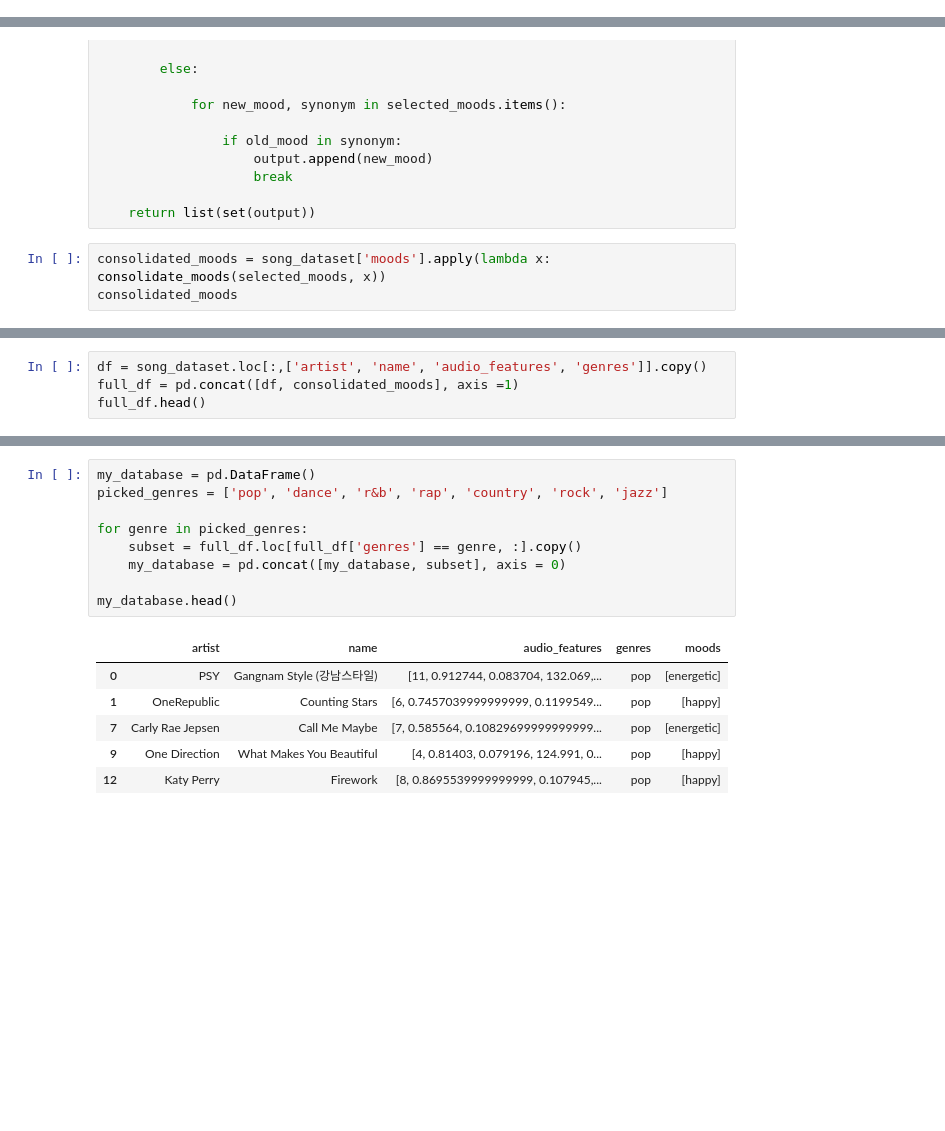
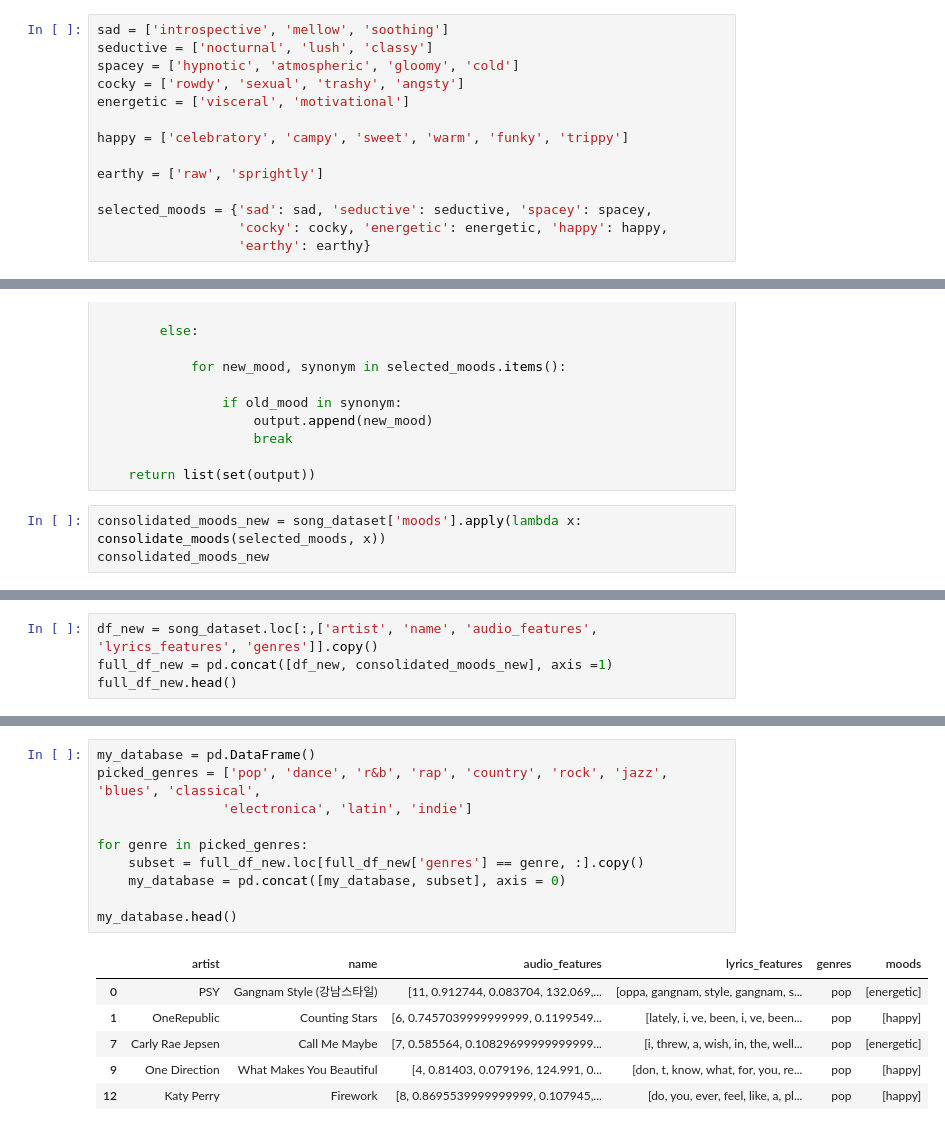
Before and after one commit to singuyenmai/Machine-Learning-CoderSchool, a Jupyter notebook: Music.Recommendation.System/Prepare_Dataset.ipynb, the cells around one changed output, grey strips where cells are left out. Drawn from its saved outputs; the diff is of its cells as text; blank space fills up the shorter version.

```diff
--- a/Music.Recommendation.System/Prepare_Dataset.ipynb
+++ b/Music.Recommendation.System/Prepare_Dataset.ipynb
@@ -123,3 +113,17 @@ selected_moods = {'happy': happy, 'energetic': energetic, 'sad': sad,
+# %%
+sad = ['introspective', 'mellow', 'soothing']
+seductive = ['nocturnal', 'lush', 'classy']
+spacey = ['hypnotic', 'atmospheric', 'gloomy', 'cold']
+cocky = ['rowdy', 'sexual', 'trashy', 'angsty']
+energetic = ['visceral', 'motivational']
+
+happy = ['celebratory', 'campy', 'sweet', 'warm', 'funky', 'trippy']
+
+earthy = ['raw', 'sprightly']
+
+selected_moods = {'sad': sad, 'seductive': seductive, 'spacey': spacey,
+                  'cocky': cocky, 'energetic': energetic, 'happy': happy,
+                  'earthy': earthy}
 # %%
 'happy' in selected_moods.keys()
 # %% [output]
@@ -143,6 +147,6 @@ def consolidate_moods (selected_moods, raw):
 
     return list(set(output))
 # %%
-consolidated_moods = song_dataset['moods'].apply(lambda x: consolidate_moods(selected_moods, x))
-consolidated_moods
+consolidated_moods_new = song_dataset['moods'].apply(lambda x: consolidate_moods(selected_moods, x))
+consolidated_moods_new
 # %% [output]
@@ -195,5 +184,5 @@ pickle.dump(audio_lyrics_moods, open('audio_lyrics_moods.pickle', 'wb'))
 # %%
-df = song_dataset.loc[:,['artist', 'name', 'audio_features', 'genres']].copy()
-full_df = pd.concat([df, consolidated_moods], axis =1)
-full_df.head()
+df_new = song_dataset.loc[:,['artist', 'name', 'audio_features', 'lyrics_features', 'genres']].copy()
+full_df_new = pd.concat([df_new, consolidated_moods_new], axis =1)
+full_df_new.head()
 # %% [output]
@@ -206,18 +195,19 @@ full_df.head()
 # %%
 my_database = pd.DataFrame()
-picked_genres = ['pop', 'dance', 'r&b', 'rap', 'country', 'rock', 'jazz']
+picked_genres = ['pop', 'dance', 'r&b', 'rap', 'country', 'rock', 'jazz', 'blues', 'classical',
+                'electronica', 'latin', 'indie']
 
 for genre in picked_genres:
-    subset = full_df.loc[full_df['genres'] == genre, :].copy()
+    subset = full_df_new.loc[full_df_new['genres'] == genre, :].copy()
     my_database = pd.concat([my_database, subset], axis = 0)
 
 my_database.head()
 # %% [output]
-|  | artist | name | audio_features | genres | moods |
-| 0 | PSY | Gangnam Style (강남스타일) | [11, 0.912744, 0.083704, 132.069,... | pop | [energetic] |
-| 1 | OneRepublic | Counting Stars | [6, 0.7457039999999999, 0.1199549... | pop | [happy] |
-| 7 | Carly Rae Jepsen | Call Me Maybe | [7, 0.585564, 0.10829699999999999... | pop | [energetic] |
-| 9 | One Direction | What Makes You Beautiful | [4, 0.81403, 0.079196, 124.991, 0... | pop | [happy] |
-| 12 | Katy Perry | Firework | [8, 0.8695539999999999, 0.107945,... | pop | [happy] |
+|  | artist | name | audio_features | lyrics_features | genres | moods |
+| 0 | PSY | Gangnam Style (강남스타일) | [11, 0.912744, 0.083704, 132.069,... | [oppa, gangnam, style, gangnam, s... | pop | [energetic] |
+| 1 | OneRepublic | Counting Stars | [6, 0.7457039999999999, 0.1199549... | [lately, i, ve, been, i, ve, been... | pop | [happy] |
+| 7 | Carly Rae Jepsen | Call Me Maybe | [7, 0.585564, 0.10829699999999999... | [i, threw, a, wish, in, the, well... | pop | [energetic] |
+| 9 | One Direction | What Makes You Beautiful | [4, 0.81403, 0.079196, 124.991, 0... | [don, t, know, what, for, you, re... | pop | [happy] |
+| 12 | Katy Perry | Firework | [8, 0.8695539999999999, 0.107945,... | [do, you, ever, feel, like, a, pl... | pop | [happy] |
 # %%
 my_database_shuffled = my_database.sample(frac=1)
```
Also changed, not shown: parts of 12 cells of this notebook, 4 other files.
